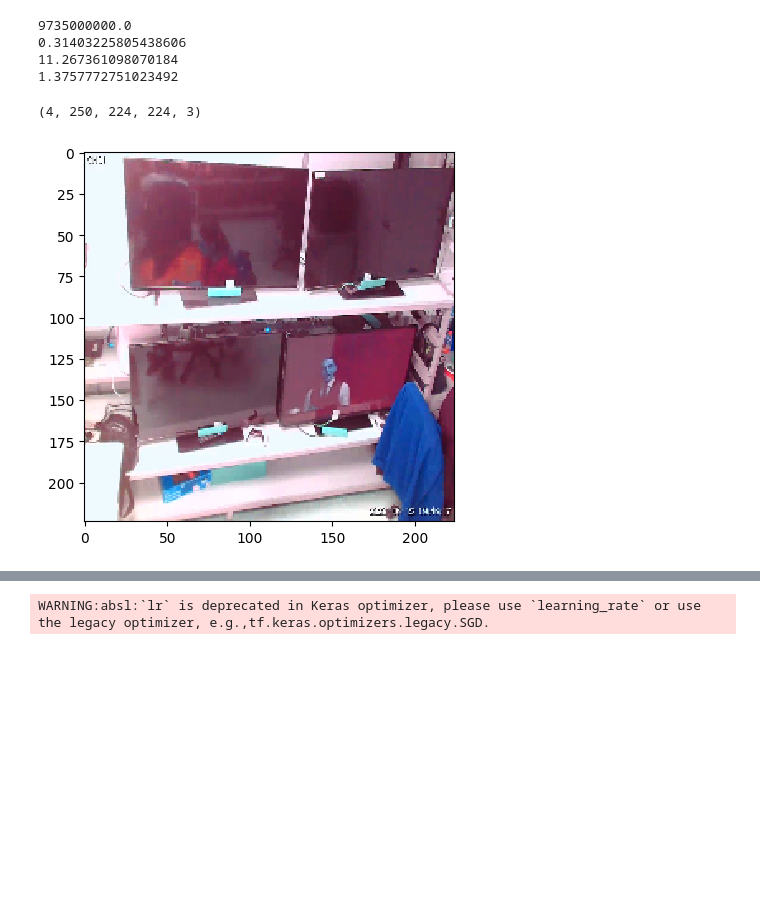
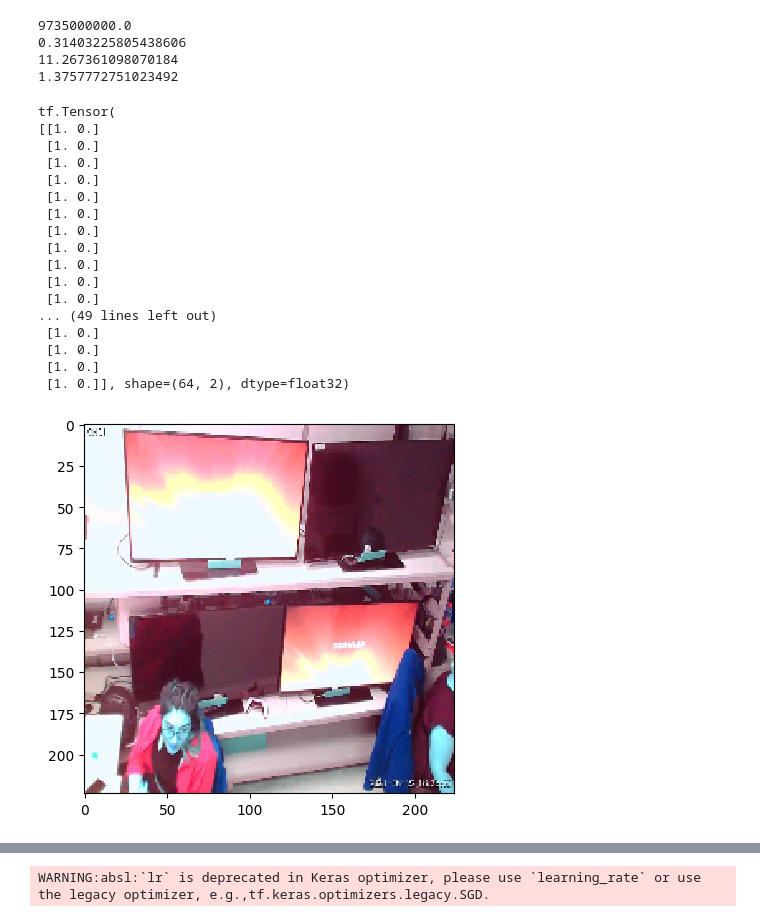
Before and after one commit to Feindrial/metamorphose, a Jupyter notebook: metamorphose.ipynb, the cells around one changed output, grey strips where cells are left out. Drawn from its saved outputs; the diff is of its cells as text; code cells hidden in the pictures; blank space fills up the shorter version.

```diff
--- a/metamorphose.ipynb
+++ b/metamorphose.ipynb
@@ -20,8 +20,8 @@ tf.config.set_soft_device_placement(True)
 tf.debugging.set_log_device_placement(True)
 # %%
 input_shape =  (224, 224, 3)
-batch_size = 4
-time_dist = 250
+batch_size = 64
+time_dist = 8
 trsplit = (0.0, 0.7)
 valsplit = (0.7, 0.85)
 tesplit = (0.85, 1.0)
@@ -148,7 +161,7 @@ def __data_gen(wtype, iclass, split):
 
         if bcounter % batch_size == 0:
             bcounter = 0
-            yield (np.asarray(imgs, dtype=np.uint8), np.asarray(lbls, dtype=np.uint8))
+            yield (np.asarray(imgs, dtype=np.uint8), np.asarray(lbls, dtype=np.float32))
             imgs = []
             lbls = []
             weights = []
@@ -156,7 +169,7 @@ def __data_gen(wtype, iclass, split):
 def load_data():
     signature = (
         tf.TensorSpec(shape=(batch_size, time_dist, *input_shape), dtype=tf.uint8),
-        tf.TensorSpec(shape=(batch_size, *(2,)), dtype=tf.uint8),
+        tf.TensorSpec(shape=(batch_size, *(2,)), dtype=tf.float32),
         # tf.TensorSpec(shape=(batch_size, time_dist), dtype=tf.float32)
     )
 
@@ -188,11 +201,30 @@ tr = tr.shuffle(256)
 val = val.shuffle(256)
 te = te.shuffle(256)
 # %%
-for t in te:
-    print(t[0].shape)
-    plt.imshow(t[0][0][0], interpolation='nearest')
-    plt.show()
-    break
+iiasdasd = 0
+for t in tr:
+    if iiasdasd >= 6:
+        print(t[1])
+        plt.imshow(t[0][0][0], interpolation='nearest')
+        plt.show()
+        break
+    iiasdasd += 1
 # %% [output]
-(4, 250, 224, 224, 3)
+tf.Tensor(
+[[1. 0.]
+ [1. 0.]
+ [1. 0.]
+ [1. 0.]
+ [1. 0.]
+ [1. 0.]
+ [1. 0.]
+ [1. 0.]
+ [1. 0.]
+ [1. 0.]
+ [1. 0.]
+... (49 lines left out)
+ [1. 0.]
+ [1. 0.]
+ [1. 0.]
+ [1. 0.]], shape=(64, 2), dtype=float32)
-[figure, old version]
+[figure, new version]
```
Also changed, not shown: parts of 23 cells of this notebook, 2 other files.
